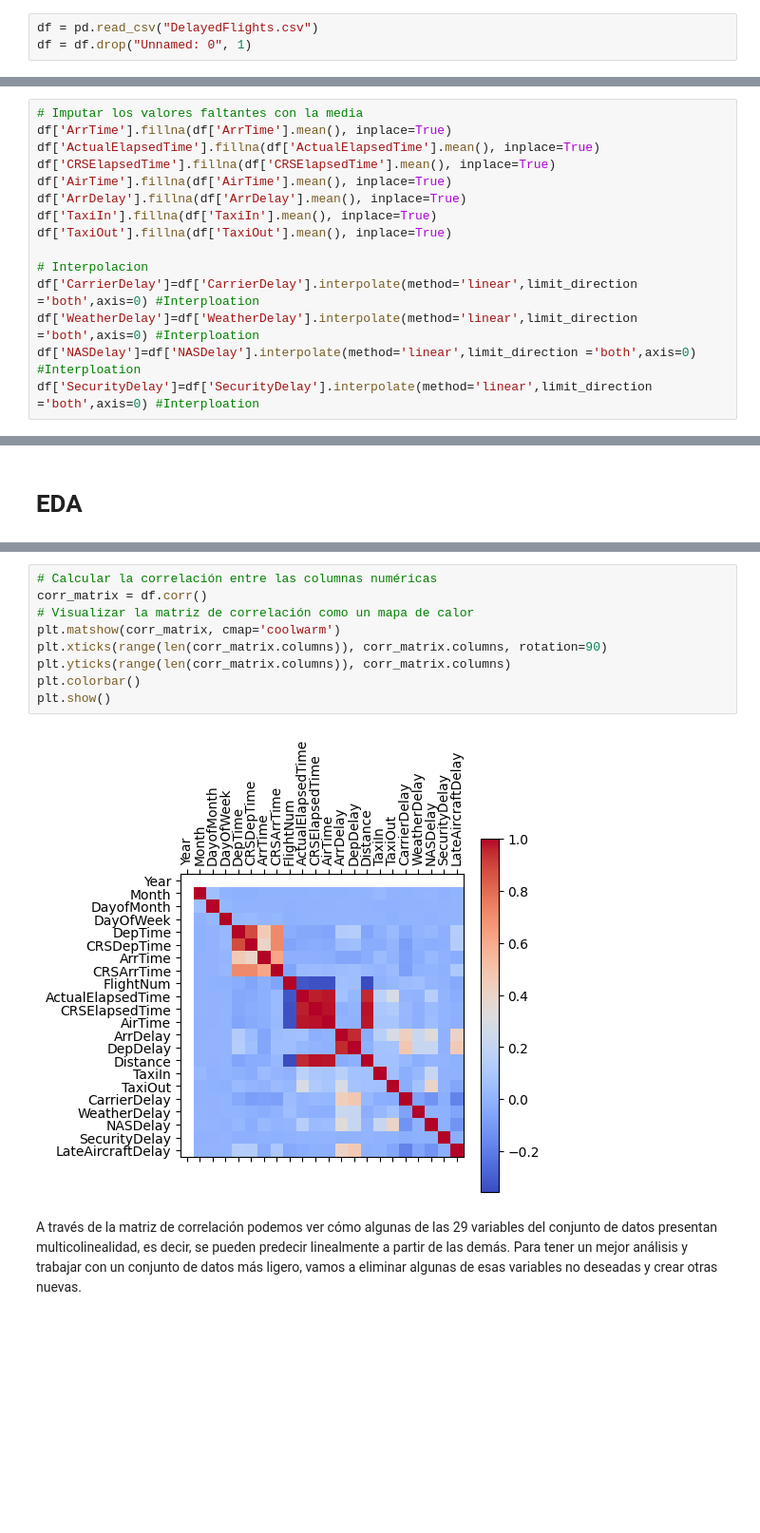
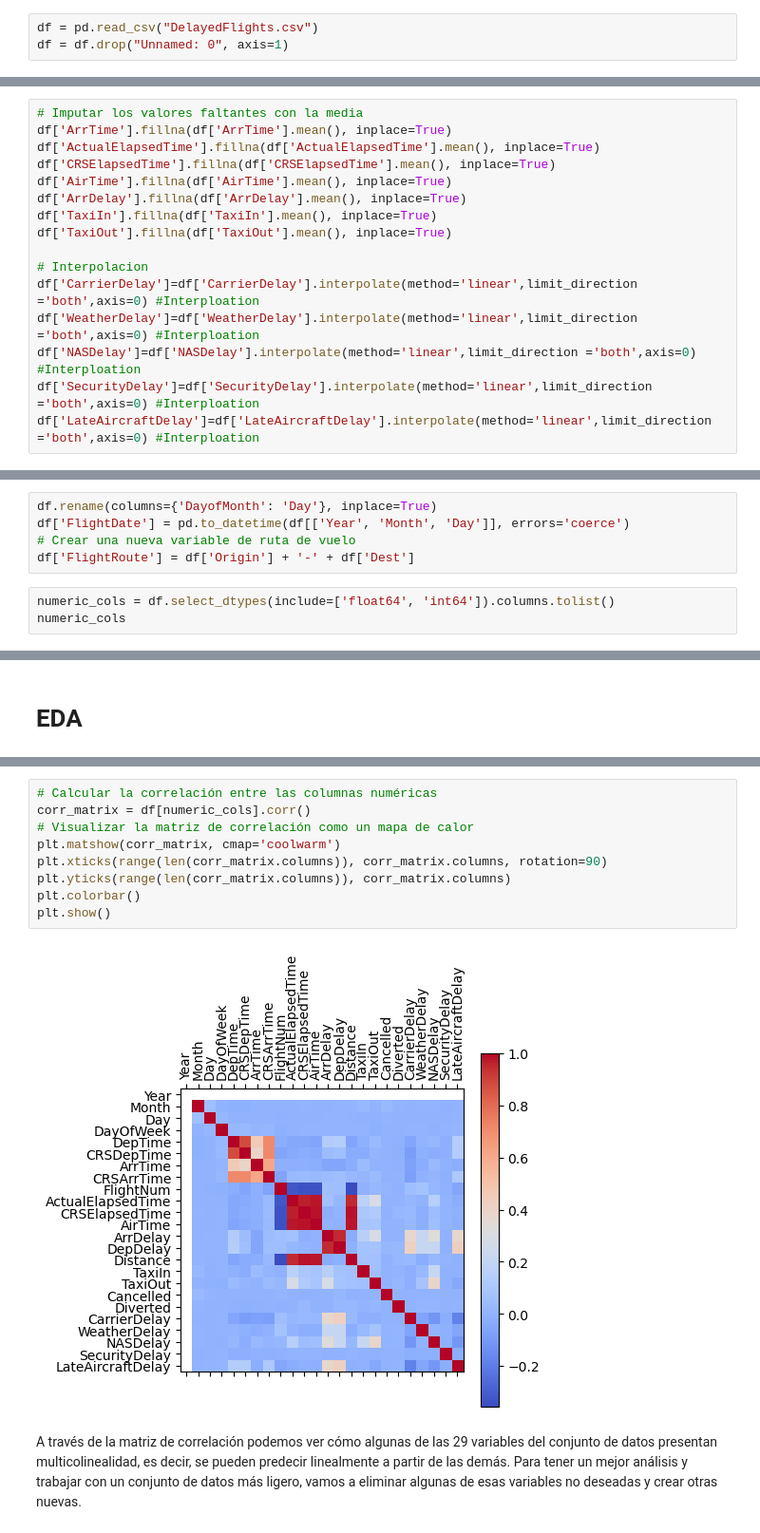
Before and after one commit to JGD2108/Lab2_datos2, a Jupyter notebook: Airlines.ipynb, the cells around one changed output, grey strips where cells are left out. Shown at 95% size. Saved outputs shown, nothing was run; the diff lists cells and outputs as text; blank space fills up the shorter version.

```diff
--- a/Airlines.ipynb
+++ b/Airlines.ipynb
@@ -7,4 +20,4 @@ from scipy.stats import spearmanr
 # %%
 df = pd.read_csv("DelayedFlights.csv")
-df = df.drop("Unnamed: 0", 1)
+df = df.drop("Unnamed: 0", axis=1)
 # %%
@@ -59,6 +99,7 @@ df['CarrierDelay']=df['CarrierDelay'].interpolate(method='linear',limit_directio
 df['WeatherDelay']=df['WeatherDelay'].interpolate(method='linear',limit_direction ='both',axis=0) #Interploation
 df['NASDelay']=df['NASDelay'].interpolate(method='linear',limit_direction ='both',axis=0) #Interploation
 df['SecurityDelay']=df['SecurityDelay'].interpolate(method='linear',limit_direction ='both',axis=0) #Interploation
+df['LateAircraftDelay']=df['LateAircraftDelay'].interpolate(method='linear',limit_direction ='both',axis=0) #Interploation
 # %%
 # Verificar si hay valores negativos
 print(all(i < 0 for i in df['ArrTime']))
@@ -67,0 +114,8 @@ print(all(i < 0 for i in df['CRSDepTime']))
+# %%
+df.rename(columns={'DayofMonth': 'Day'}, inplace=True)
+df['FlightDate'] = pd.to_datetime(df[['Year', 'Month', 'Day']], errors='coerce')
+# Crear una nueva variable de ruta de vuelo
+df['FlightRoute'] = df['Origin'] + '-' + df['Dest']
+# %%
+numeric_cols = df.select_dtypes(include=['float64', 'int64']).columns.tolist()
+numeric_cols
@@ -77,14 +148,14 @@ plt.show()
 # %%
 # Calcular la correlación entre las columnas numéricas
-corr_matrix = df.corr()
+corr_matrix = df[numeric_cols].corr()
 # Visualizar la matriz de correlación como un mapa de calor
 plt.matshow(corr_matrix, cmap='coolwarm')
 plt.xticks(range(len(corr_matrix.columns)), corr_matrix.columns, rotation=90)
 plt.yticks(range(len(corr_matrix.columns)), corr_matrix.columns)
 plt.colorbar()
 plt.show()
 # %% [output]
-[figure, old version]
+[figure, new version]
 # %% [markdown]
 A través de la matriz de correlación podemos ver cómo algunas de las 29 variables del conjunto de datos presentan multicolinealidad, es decir, se pueden predecir linealmente a partir de las demás. Para tener un mejor análisis y trabajar con un conjunto de datos más ligero, vamos a eliminar algunas de esas variables no deseadas y crear otras nuevas.
 # %%
```
Also changed, not shown: parts of 57 cells of this notebook, 2 other files.
